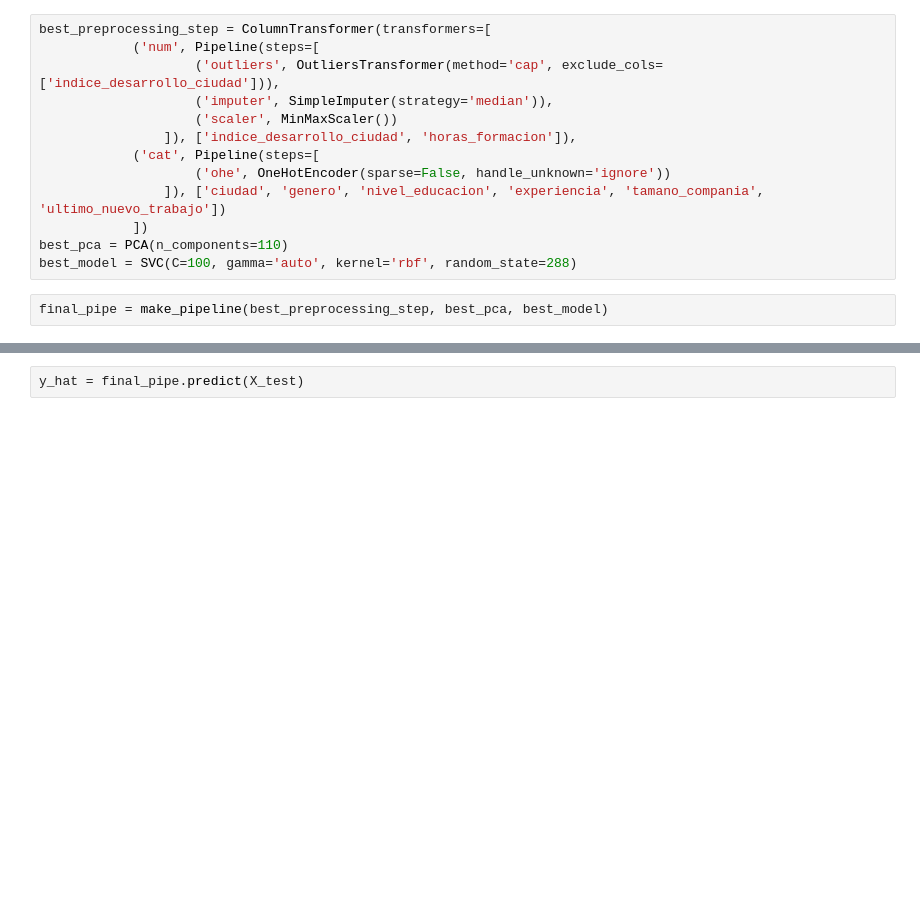
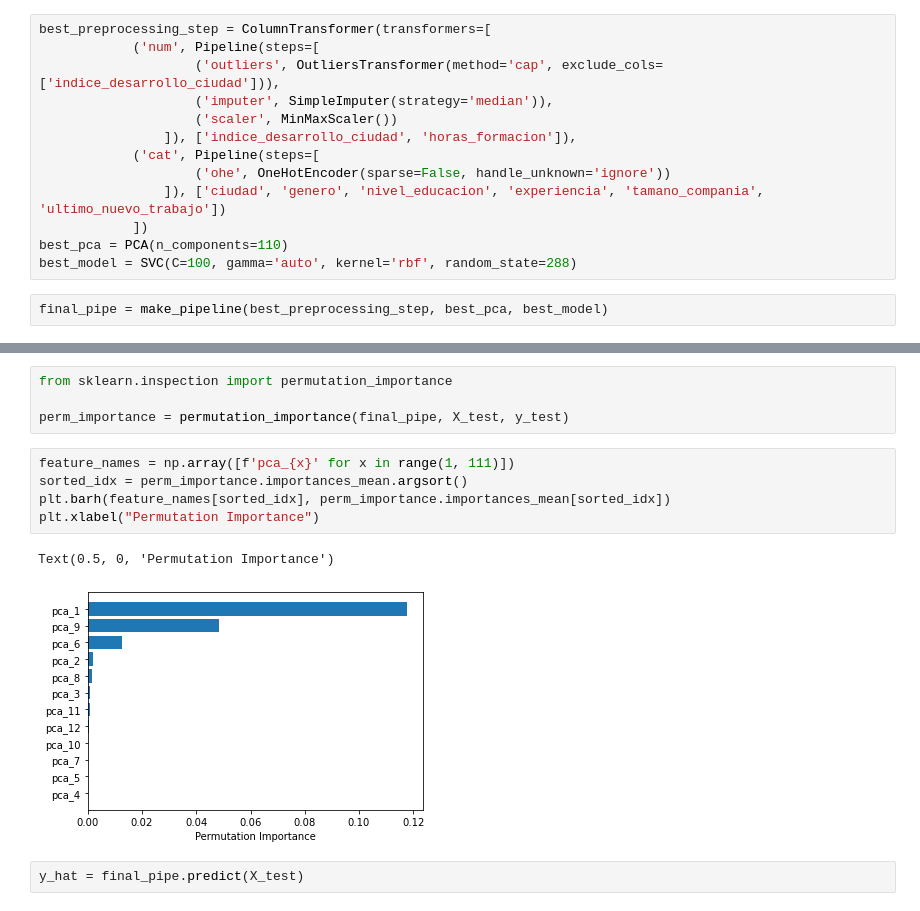
Before and after one commit to jcarlosgalvezm/ue_master-TFM, a Jupyter notebook: notebooks/data_cleaning-feature_engineering-modeling.ipynb, the cells around one changed output, grey strips where cells are left out. Drawn from its saved outputs; the diff is of its cells as text; blank space fills up the shorter version.

Commit message:
Add feature importances to modeling notebook

```diff
--- a/notebooks/data_cleaning-feature_engineering-modeling.ipynb
+++ b/notebooks/data_cleaning-feature_engineering-modeling.ipynb
@@ -1011,3 +1013,15 @@ Pipeline(steps=[('columntransformer',
+# %%
+from sklearn.inspection import permutation_importance
+
+perm_importance = permutation_importance(final_pipe, X_test, y_test)
+# %%
+feature_names = np.array([f'pca_{x}' for x in range(1, 111)])
+sorted_idx = perm_importance.importances_mean.argsort()
+plt.barh(feature_names[sorted_idx], perm_importance.importances_mean[sorted_idx])
+plt.xlabel("Permutation Importance")
+# %% [output]
+Text(0.5, 0, 'Permutation Importance')
+[figure, added]
 # %%
 y_hat = final_pipe.predict(X_test)
 # %%
```
Also changed, not shown: parts of 3 cells of this notebook.
